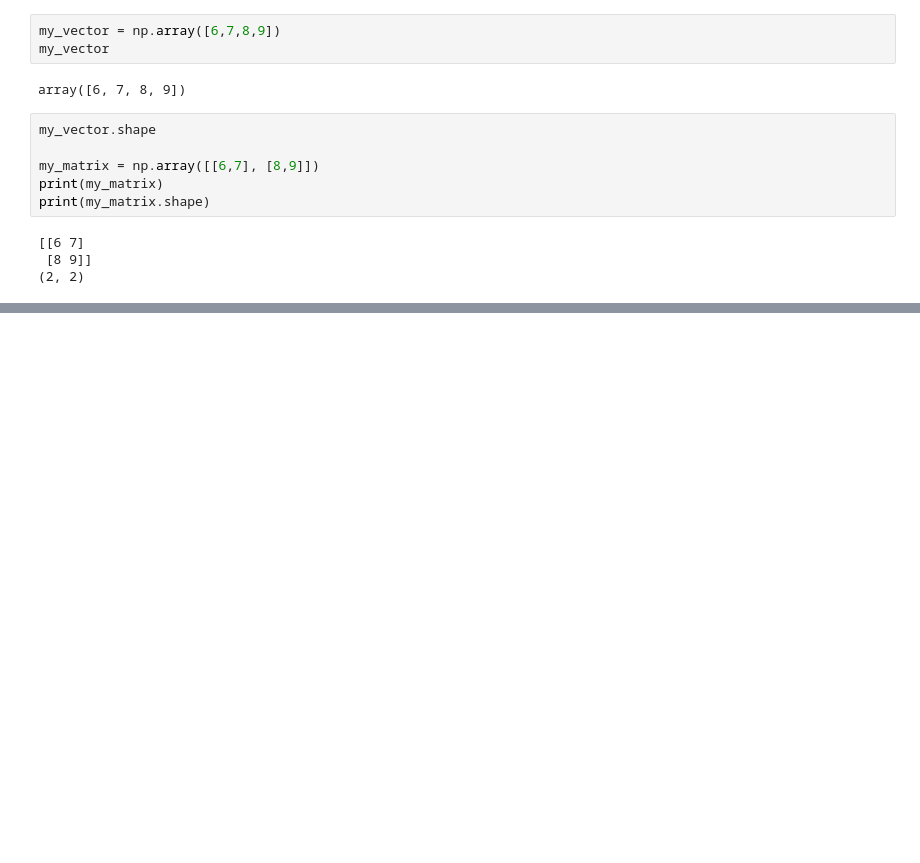
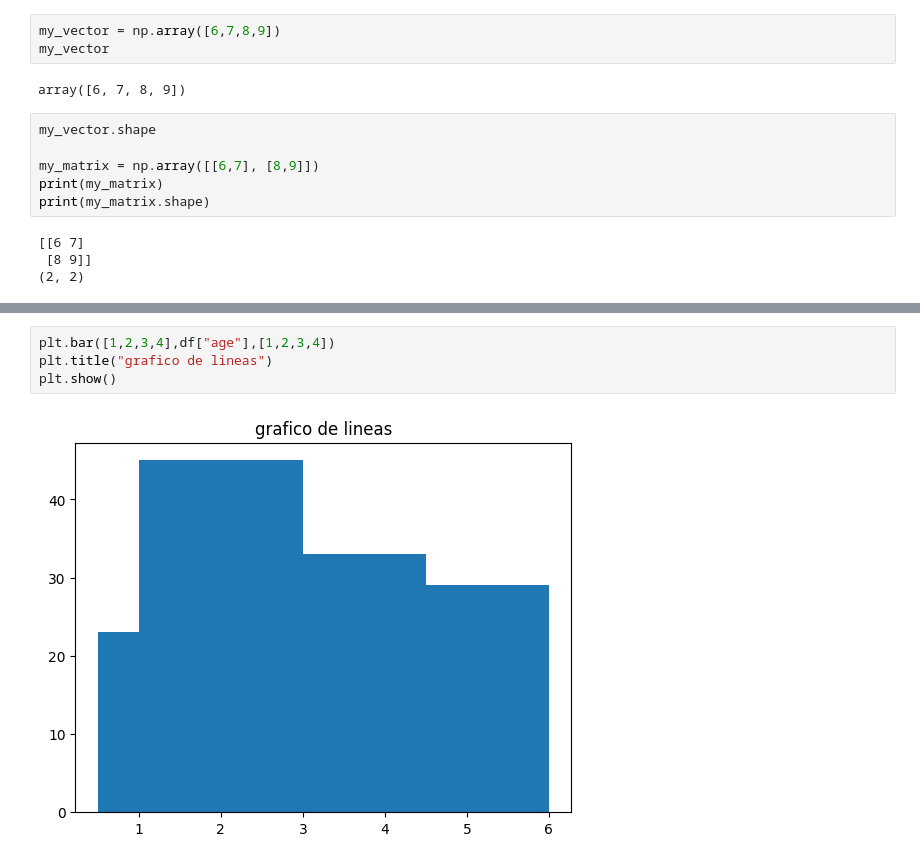
Before and after one commit to heber1502/my_bootcamp, a Jupyter notebook: notebooks/lesson_01.ipynb, the cells around one changed output, grey strips where cells are left out. Cells and saved outputs as stored; diff of their text form; blank space fills up the shorter version.

```diff
--- a/notebooks/lesson_01.ipynb
+++ b/notebooks/lesson_01.ipynb
@@ -116,0 +150,6 @@ print(my_matrix.shape)
+# %%
+plt.bar([1,2,3,4],df["age"],[1,2,3,4])
+plt.title("grafico de lineas")
+plt.show()
+# %% [output]
+[figure, added]
```
Also changed, not shown: parts of 6 cells of this notebook.
